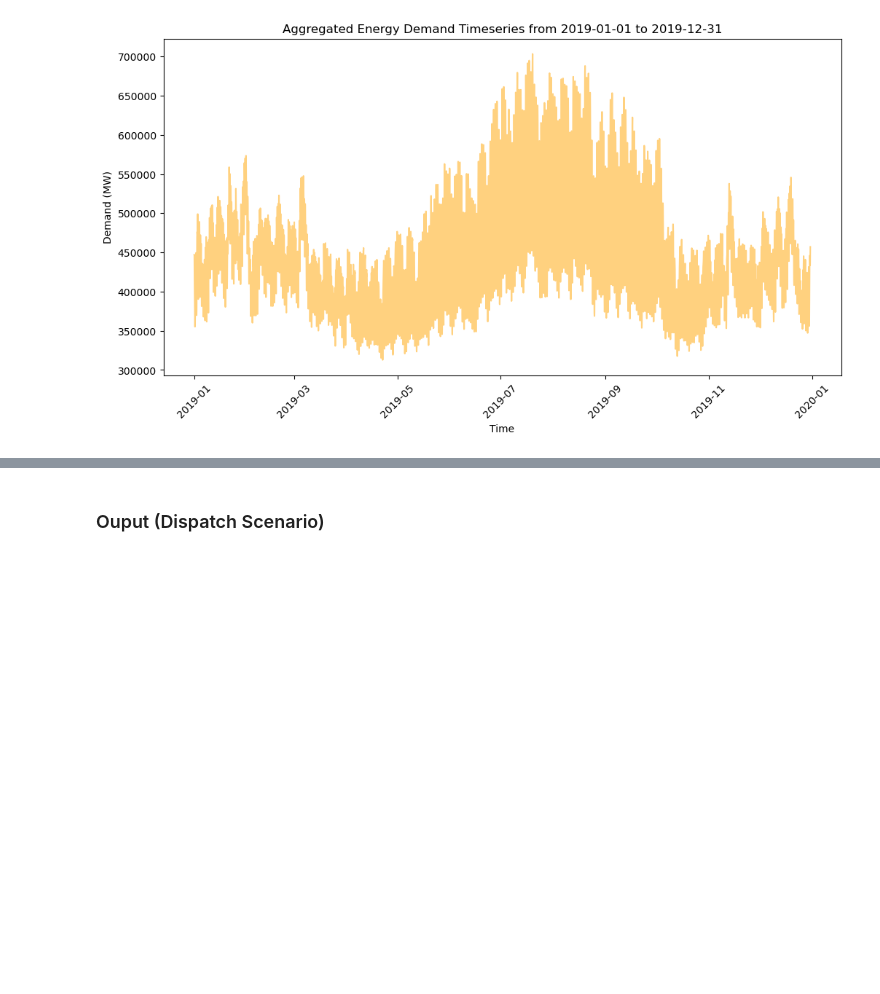
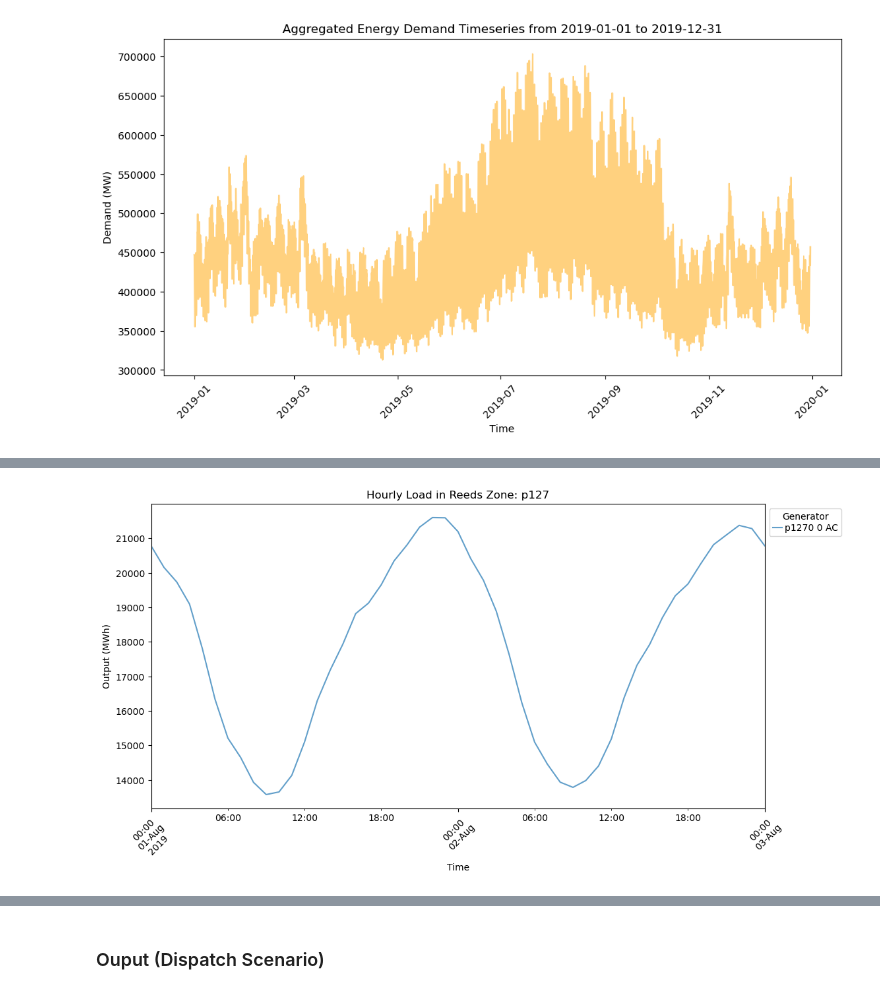
Before and after one commit to af3913/pypsa-usa, a Jupyter notebook: workflow/pypsa-usa_technical_appendix.ipynb, the cells around one changed output, grey strips where cells are left out. Drawn from its saved outputs; the diff is of its cells as text; code cells hidden in the pictures; blank space fills up the shorter version.

```diff
--- a/workflow/pypsa-usa_technical_appendix.ipynb
+++ b/workflow/pypsa-usa_technical_appendix.ipynb
@@ -380,0 +368,99 @@ loads_t.head()
+# %%
+def loads_add_zonal(loads: pd.DataFrame):
+    """
+
+    """
+    loads_zonal = loads.T
+
+    # Make columns starting at 0 a timestep of 2019
+    loads_zonal.columns = pd.date_range(start="2019-01-01",
+    periods=len(loads_zonal.columns),
+    freq="H")
+
+    loads_zonal = loads_zonal.reset_index()
+    loads_zonal["Bus"] = (loads_zonal["Load"]
+    .str.replace('AC', '')
+    .str.strip())
+
+    buses_zonal = buses.reset_index()
+    buses_zonal["Bus"] = (buses_zonal["Bus"]
+    .str.replace('AC', '')
+    .str.strip())
+
+    # Set "Bus" as index for both DataFrames
+    loads_zonal = loads_zonal.set_index("Bus")
+    buses_zonal = buses_zonal.set_index("Bus")
+
+    # Extract "reeds_zone" column from "buses" DataFrame
+    reeds_zones = buses[["reeds_zone"]]
+
+    # Join "reeds_zones" with "loads_zonal"
+    loads_zonal = loads_zonal.join(reeds_zones, how="left").reset_index()
+
+    loads_zonal["reeds_ba"] = loads_zonal["Bus"].map(buses.reeds_ba)
+    loads_zonal["interconnect"] = loads_zonal["Bus"].map(buses.interconnect)
+    loads_zonal["reeds_state"] = loads_zonal["Bus"].map(buses.reeds_state)
+
+    cols = loads_zonal.columns.tolist()
+    cols = cols[-5:] + cols[:-5]
+    loads_zonal = loads_zonal[cols]
+
+    loads_zonal = loads_zonal.set_index(["Bus", "reeds_zone", "reeds_ba",
+                                        "interconnect", "reeds_state", "Load"])
+
+    return loads_zonal
+
+#Load_t.p - active power at each bus (positive if neat load)
+loads = (loads_add_zonal(network.loads_t.p)
+        .groupby(["reeds_zone", "Load"]) # Change groupby to desired setting (i.e reeds_state). Update plotting function accordingly.
+        .mean())
+
+
+def plot_data(generator:pd.DataFrame, reeds_zone: str, start_date: str, end_date: str, title: str):
+    """
+    Plots desired load/generation data for a specified reeds zone and time period.
+    """
+    generator.columns = pd.date_range(start="2019-01-01",
+    periods=len(generator.columns),
+    freq="H")
+
+    # Select data for reeds zone
+    data = generator.loc(axis=0)[reeds_zone].T
+    data = data[(data.index >= start_date) & (data.index <= end_date)]
+
+    # Plot data
+    fig, ax = plt.subplots(figsize=(12, 6))
+    data.plot(ax=ax, cmap="tab20", alpha=0.7)
+    ax.set_title(f"{title} in Reeds Zone: {reeds_zone}")
+    ax.set_xlabel("Time")
+    ax.set_ylabel("Output (MWh)")
+    ax.legend(title="Generator", bbox_to_anchor=(1, 1))
+    plt.xticks(rotation=45)
+    plt.show()
+
+plot_data(loads, "p127", "2019-08-01", "2019-08-03", "Hourly Load")
+
+# Generators_p weekly average
+loads_weekly = loads.resample("W", axis=1).mean()
+
+def plot_data_weekly(generator:pd.DataFrame, reeds_zone: str, start_date: str, end_date: str, title: str):
+    """
+    Plots desried load/generation weekly average data for a specified reeds zone and time period.
+    """
+    # Select data for reeds zone
+    data = generator.loc(axis=0)[reeds_zone].T
+    data = data[(data.index >= start_date) & (data.index <= end_date)]
+
+    # Plot data
+    fig, ax = plt.subplots(figsize=(12, 6))
+    data.plot(ax=ax, cmap="tab20", alpha=0.7)
+    ax.set_title(f"{title} in Reeds Zone: {reeds_zone}")
+    ax.set_xlabel("Time")
+    ax.set_ylabel("Output (MWh)")
+    ax.legend(title="Generator", bbox_to_anchor=(1, 1))
+    plt.xticks(rotation=45)
+    plt.show()
+
+plot_data_weekly(loads_weekly, "p127", "2019-01-01", "2019-12-30", "Average Weekly Load")
+# %% [output]
+[figure, added]
```
Also changed, not shown: parts of 12 cells of this notebook.
